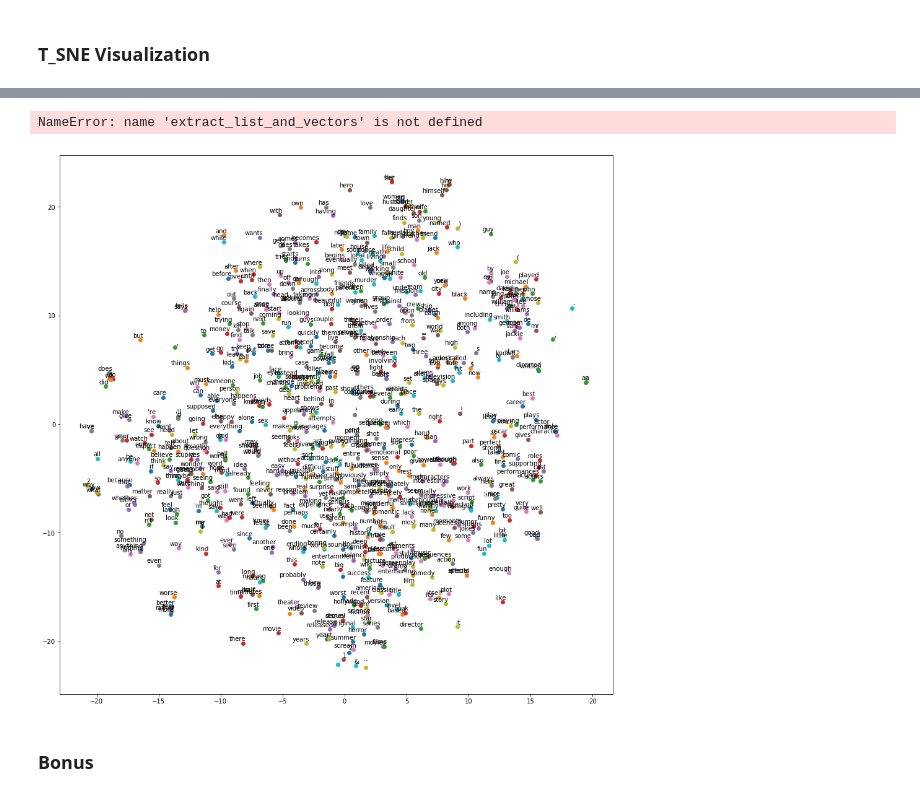
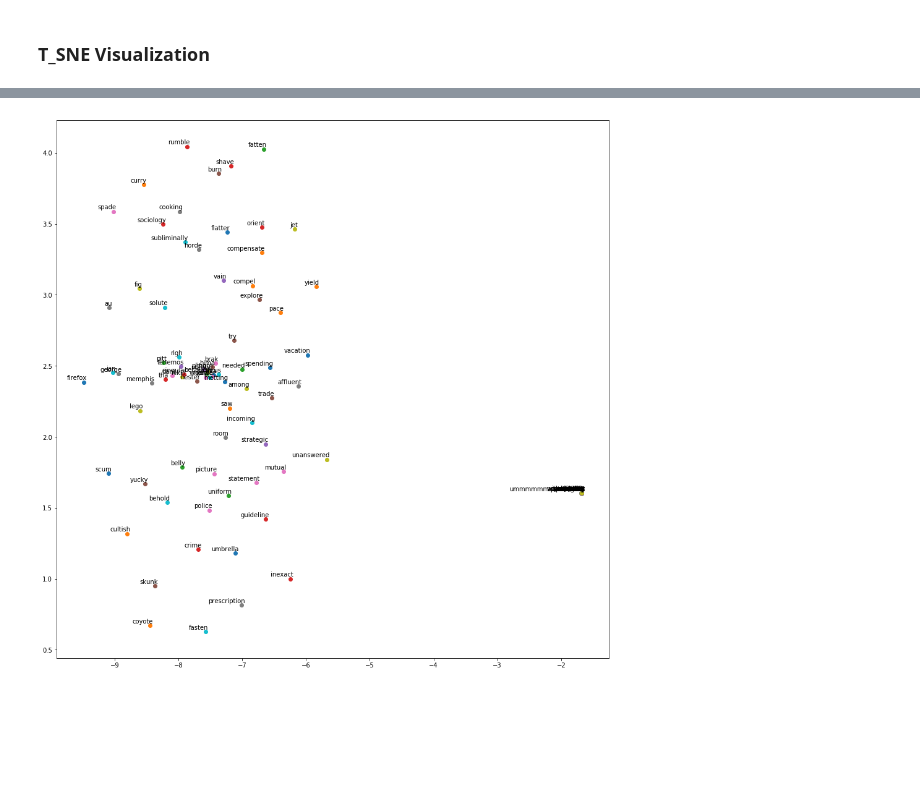
Before and after one commit to maelfabien/Multimodal-Emotion-Recognition, a Jupyter notebook: Text/All_NLP.ipynb, the cells around one changed output, grey strips where cells are left out. Drawn from its saved outputs; the diff is of its cells as text; code cells hidden in the pictures; blank space fills up the shorter version.

```diff
--- a/Text/All_NLP.ipynb
+++ b/Text/All_NLP.ipynb
@@ -965,4 +911,0 @@ def transform(X):
-# %%
-for i in range(len(X)):
-        text  = tokenize(X[i])
-        X[i] = text
@@ -1126,16 +911,0 @@ NameError: name 'gensim' is not defined
-# %%
-tokenizer = Tokenizer(num_words=max_features, lower=True, char_level=False)
-tokenizer.fit_on_texts(X)
-X_pad = tokenizer.texts_to_sequences(X)
-X_pad = pad_sequences(X_pad, maxlen = max_sentence_len, padding = 'post', truncating = 'post')
-y_pad = pd.get_dummies(data['label']).values
-
-train_word_index = tokenizer.word_index
-print('Found %s unique tokens.' % len(train_word_index))
-
-# Extra step for word embedding using the Google Word2Vec
-train_embedding_weights = np.zeros((len(train_word_index)+1, embedding_dim))
-for word,index in train_word_index.items():
-    train_embedding_weights[index,:] = word2vec[word] if word in word2vec else np.random.rand(embedding_dim)
-
-print(train_embedding_weights.shape)
@@ -1212,5 +914,6 @@ wordsList_complete, wordVectors_complete = extract_list_and_vectors(word2vec)
 # %%
 def tsne_plot(Vectors,List, n_elements):
+    import random
     "Creates and TSNE model and plots it"
     labels = []
     tokens = []
@@ -1219,7 +922,8 @@ def tsne_plot(Vectors,List, n_elements):
     u_bound = len(List)
     step = int(len(List)/n_elements)
 
-    for index in range(l_bound,u_bound, step):
+    #for index in range(l_bound,u_bound, step):
+    for index in random.sample(range(l_bound,u_bound), n_elements):
         tokens.append(Vectors[index])
         labels.append(List[index])
 
@@ -1249,12 +948,0 @@ tsne_plot(wordVectors_complete,wordsList_complete, 200)
-# %%
-splitted_corpus = [tokenize.word_tokenize(text) for text in X]
-word2vec_corpus = word2vec.Word2Vec(splitted_corpus, size=100, window=20, min_count=200, workers=4)
-wordsList_corpus, wordVectors_corpus = extract_list_and_vectors(word2vec_corpus)
-# %% [output]
-NameError: name 'extract_list_and_vectors' is not defined
-# %%
-tsne_plot(wordVectors_corpus,wordsList_corpus, 500)
-# %% [output]
-[figure, removed]
-# %% [markdown]
-### Bonus
@@ -1542,0 +949,5 @@ submission.to_csv('%.4f_'%(bst_val_score)+STAMP+'.csv', index=False)
+# %%
+weights, index, dic = prepare_embedding(30000, 800, X_essays)
+tsne_plot(list(dic.values()),list(dic.keys()), 100)
+# %% [output]
+[figure, added]
```
Also changed, not shown: parts of 58 cells of this notebook.
